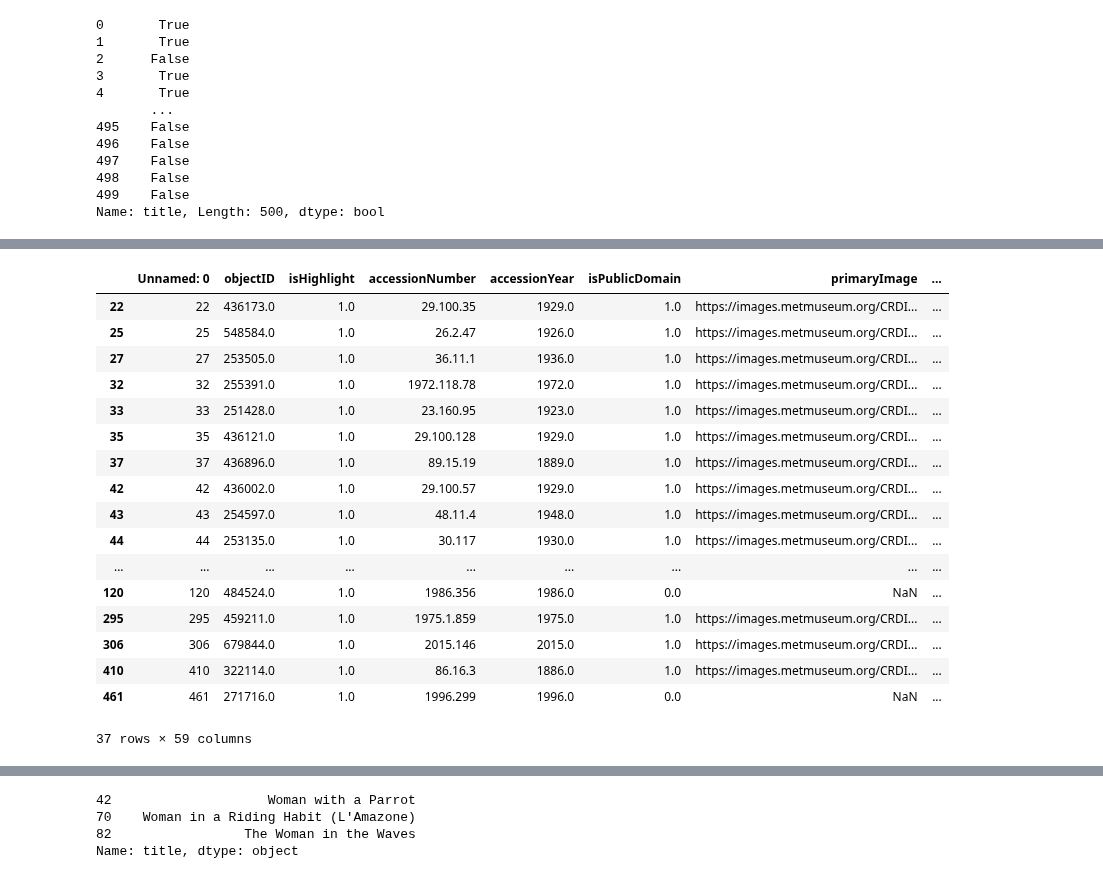
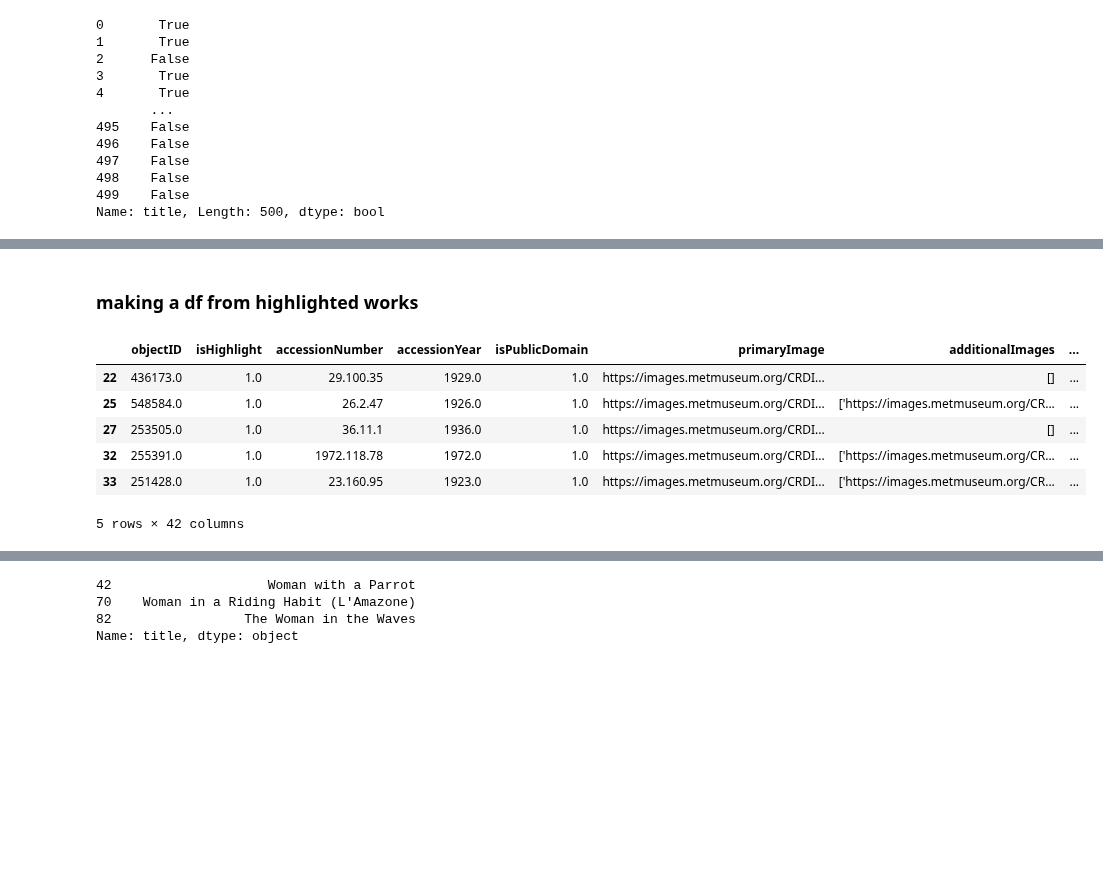
Before and after one commit to gofilipa/664, a Jupyter notebook: analyzing/pandas.ipynb, the cells around one changed output, grey strips where cells are left out. Drawn from its saved outputs; the diff is of its cells as text; code cells hidden in the pictures; blank space fills up the shorter version.

```diff
--- a/analyzing/pandas.ipynb
+++ b/analyzing/pandas.ipynb
@@ -412,26 +416,17 @@ memory usage: 9.4+ KB
+# %% [markdown]
+### making a df from highlighted works
 # %%
 highlights = df['isHighlight'] == 1.0
 # %%
-df[highlights]
+df[highlights].head()
 # %% [output]
-|  | Unnamed: 0 | objectID | isHighlight | accessionNumber | accessionYear | isPublicDomain | primaryImage | ... |
-| 22 | 22 | 436173.0 | 1.0 | 29.100.35 | 1929.0 | 1.0 | https://images.metmuseum.org/CRDI... | ... |
-| 25 | 25 | 548584.0 | 1.0 | 26.2.47 | 1926.0 | 1.0 | https://images.metmuseum.org/CRDI... | ... |
-| 27 | 27 | 253505.0 | 1.0 | 36.11.1 | 1936.0 | 1.0 | https://images.metmuseum.org/CRDI... | ... |
-| 32 | 32 | 255391.0 | 1.0 | 1972.118.78 | 1972.0 | 1.0 | https://images.metmuseum.org/CRDI... | ... |
-| 33 | 33 | 251428.0 | 1.0 | 23.160.95 | 1923.0 | 1.0 | https://images.metmuseum.org/CRDI... | ... |
-| 35 | 35 | 436121.0 | 1.0 | 29.100.128 | 1929.0 | 1.0 | https://images.metmuseum.org/CRDI... | ... |
-| 37 | 37 | 436896.0 | 1.0 | 89.15.19 | 1889.0 | 1.0 | https://images.metmuseum.org/CRDI... | ... |
-| 42 | 42 | 436002.0 | 1.0 | 29.100.57 | 1929.0 | 1.0 | https://images.metmuseum.org/CRDI... | ... |
-| 43 | 43 | 254597.0 | 1.0 | 48.11.4 | 1948.0 | 1.0 | https://images.metmuseum.org/CRDI... | ... |
-| 44 | 44 | 253135.0 | 1.0 | 30.117 | 1930.0 | 1.0 | https://images.metmuseum.org/CRDI... | ... |
-| ... | ... | ... | ... | ... | ... | ... | ... | ... |
-| 120 | 120 | 484524.0 | 1.0 | 1986.356 | 1986.0 | 0.0 | NaN | ... |
-| 295 | 295 | 459211.0 | 1.0 | 1975.1.859 | 1975.0 | 1.0 | https://images.metmuseum.org/CRDI... | ... |
-| 306 | 306 | 679844.0 | 1.0 | 2015.146 | 2015.0 | 1.0 | https://images.metmuseum.org/CRDI... | ... |
-| 410 | 410 | 322114.0 | 1.0 | 86.16.3 | 1886.0 | 1.0 | https://images.metmuseum.org/CRDI... | ... |
-| 461 | 461 | 271716.0 | 1.0 | 1996.299 | 1996.0 | 0.0 | NaN | ... |
+|  | objectID | isHighlight | accessionNumber | accessionYear | isPublicDomain | primaryImage | additionalImages | ... |
+| 22 | 436173.0 | 1.0 | 29.100.35 | 1929.0 | 1.0 | https://images.metmuseum.org/CRDI... | [] | ... |
+| 25 | 548584.0 | 1.0 | 26.2.47 | 1926.0 | 1.0 | https://images.metmuseum.org/CRDI... | ['https://images.metmuseum.org/CR... | ... |
+| 27 | 253505.0 | 1.0 | 36.11.1 | 1936.0 | 1.0 | https://images.metmuseum.org/CRDI... | [] | ... |
+| 32 | 255391.0 | 1.0 | 1972.118.78 | 1972.0 | 1.0 | https://images.metmuseum.org/CRDI... | ['https://images.metmuseum.org/CR... | ... |
+| 33 | 251428.0 | 1.0 | 23.160.95 | 1923.0 | 1.0 | https://images.metmuseum.org/CRDI... | ['https://images.metmuseum.org/CR... | ... |
-37 rows × 59 columns
+5 rows × 42 columns
 # %%
 df[highlights].info()
 # %% [output]
```
Also changed, not shown: parts of 38 cells of this notebook, 6 other files.
